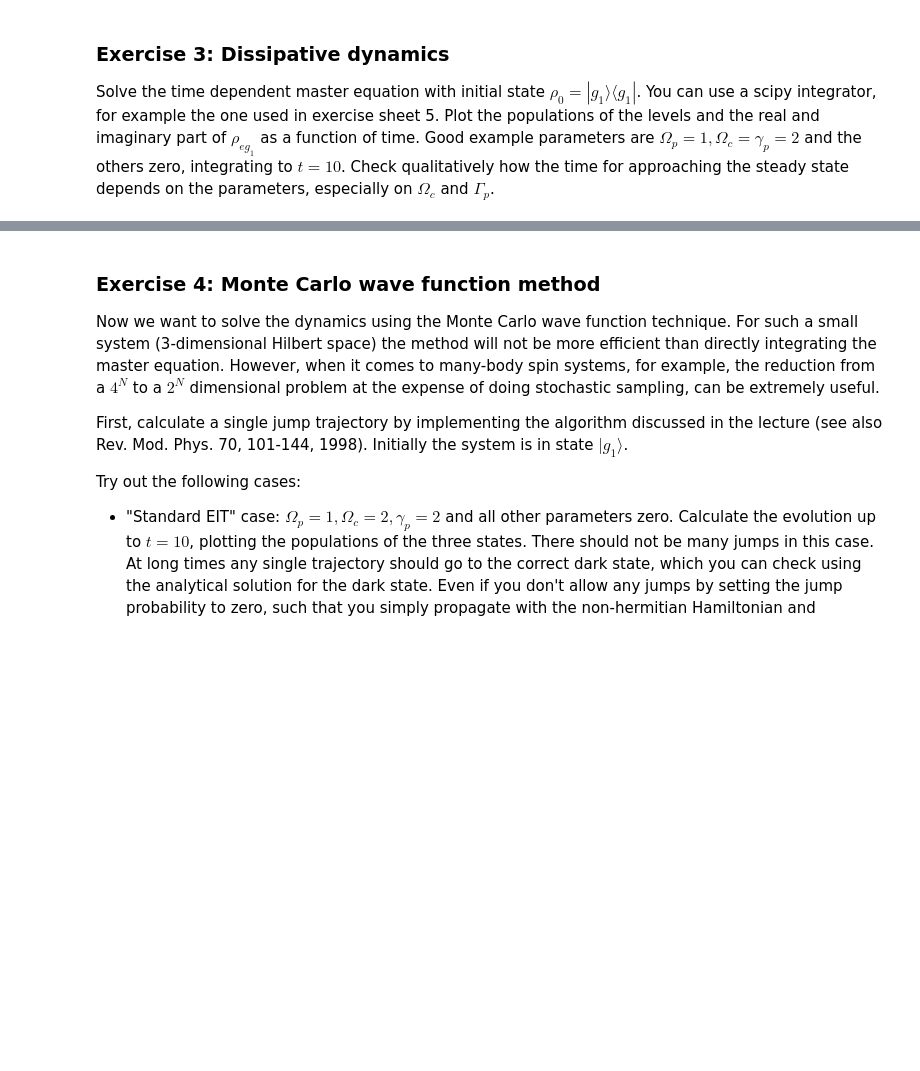
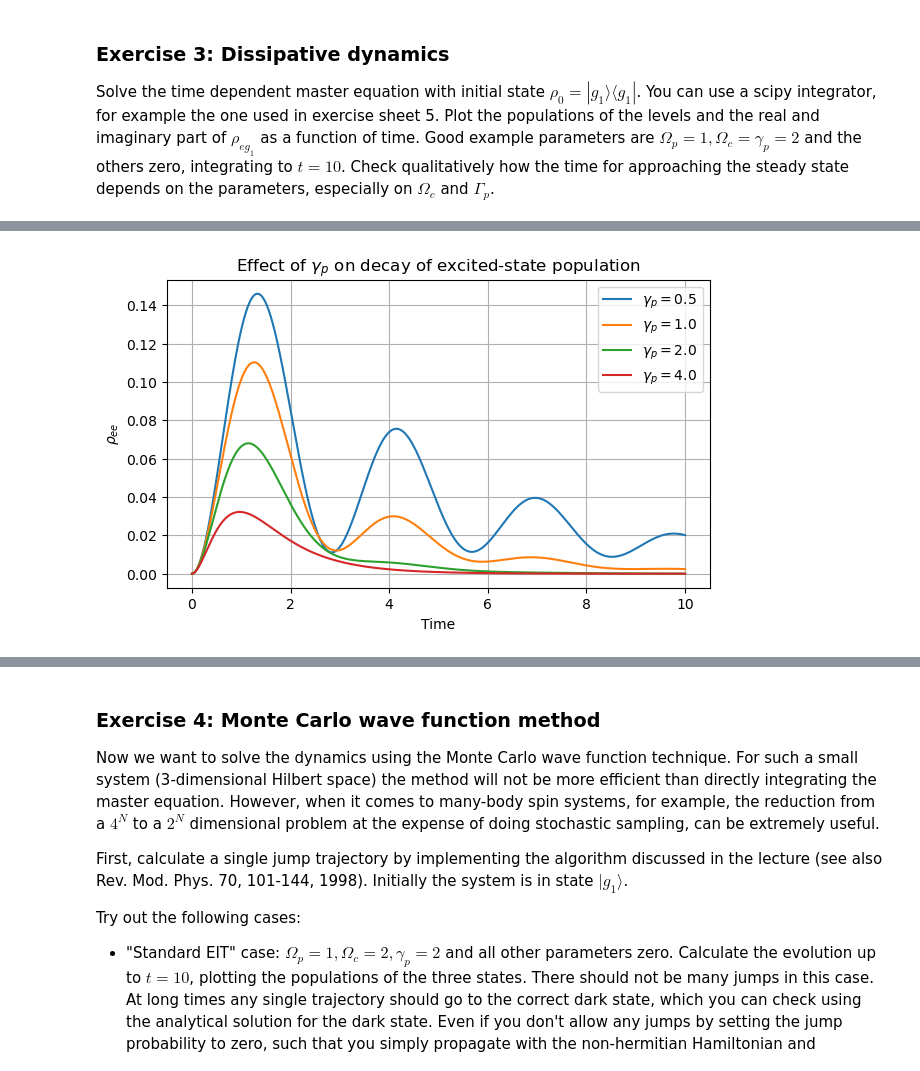
Before and after one commit to Abiyzelalem27/CQD_SS26, a Jupyter notebook: Solutions/exercise11_sol.ipynb, the cells around one changed output, grey strips where cells are left out. Saved outputs shown, nothing was run; the diff lists cells and outputs as text; code cells hidden in the pictures; blank space fills up the shorter version.

```diff
--- a/Solutions/exercise11_sol.ipynb
+++ b/Solutions/exercise11_sol.ipynb
@@ -410,0 +514,35 @@ Solve the time dependent master equation with initial state $\rho_0 = |g_1\rangl
+# %%
+# Check how parameters affect approach to steady state Change γp
+gamma_p_values = [0.5, 1.0, 2.0, 4.0]
+Omega_c = 2.0
+
+plt.figure(figsize=(7, 4))
+for gamma_p in gamma_p_values:
+
+    H = cqd.utility.lambda_hamiltonian(
+        Omega_p,
+        Omega_c,
+        Delta_p,
+        Delta_c
+    )
+
+    jumps = cqd.operators.lambda_jump_operators(gamma_p, gamma_c, gamma_g)
+    L = cqd.operators.build_liouvillian(H, jumps)
+    t_vals, rho_t = cqd.utility.evolve_master_equation(L, rho0,t_eval)
+
+    pop_e = rho_t[:, 2, 2].real
+
+    plt.plot(
+        t_vals,
+        pop_e,
+        label=fr"$\gamma_p={gamma_p}$"
+    )
+
+plt.xlabel("Time")
+plt.ylabel(r"$\rho_{ee}$")
+plt.title(r"Effect of $\gamma_p$ on decay of excited-state population")
+plt.legend()
+plt.grid(True)
+plt.show()
+# %% [output]
+[figure, added]
```
Also changed, not shown: parts of 22 cells of this notebook, 1 other file.
